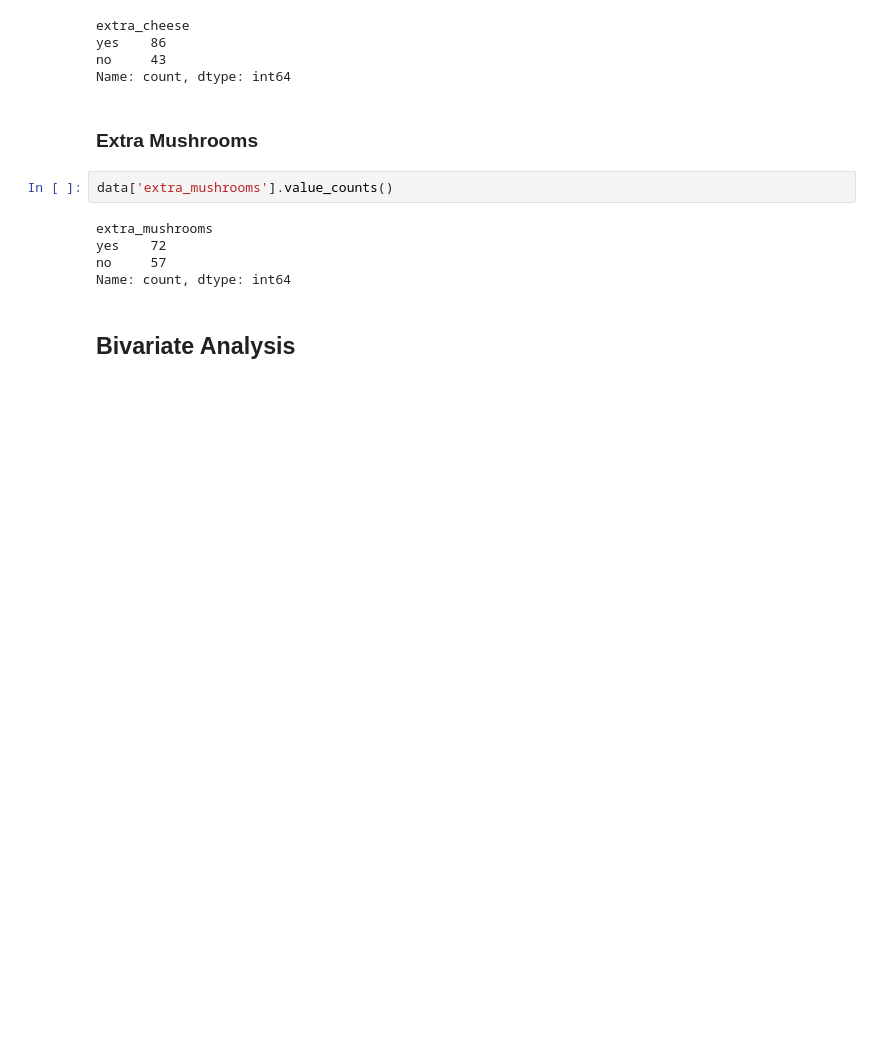
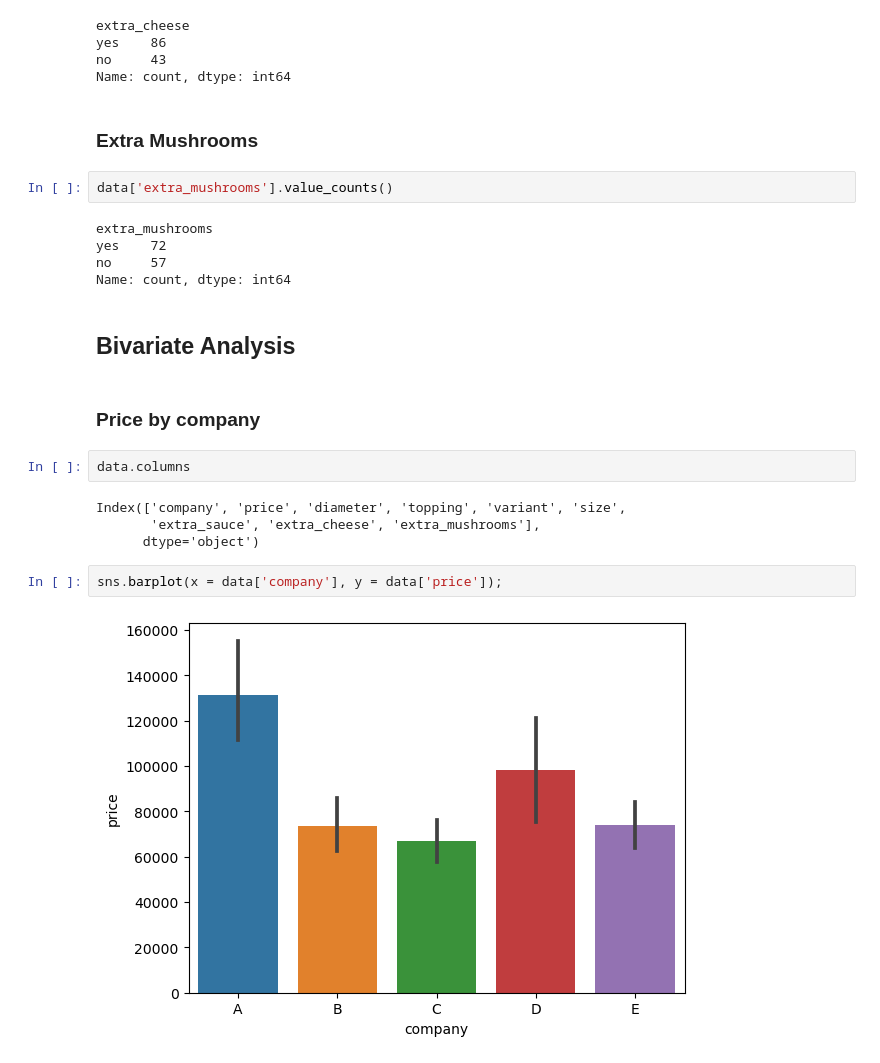
Before and after one commit to Edy-Mochamad/Machine_Learning_project-Pizza_price_Prediction, a Jupyter notebook: notebook.ipynb, the cells around one changed output. Drawn from its saved outputs; the diff is of its cells as text; blank space fills up the shorter version.

Commit message:
bivariate analysis, price by company

```diff
--- a/notebook.ipynb
+++ b/notebook.ipynb
@@ -304,3 +304,15 @@ no     57
 Name: count, dtype: int64
 # %% [markdown]
 ## **Bivariate Analysis**
+# %% [markdown]
+### **Price by company**
+# %%
+data.columns
+# %% [output]
+Index(['company', 'price', 'diameter', 'topping', 'variant', 'size',
+       'extra_sauce', 'extra_cheese', 'extra_mushrooms'],
+      dtype='object')
+# %%
+sns.barplot(x = data['company'], y = data['price']);
+# %% [output]
+[figure, added]
```
